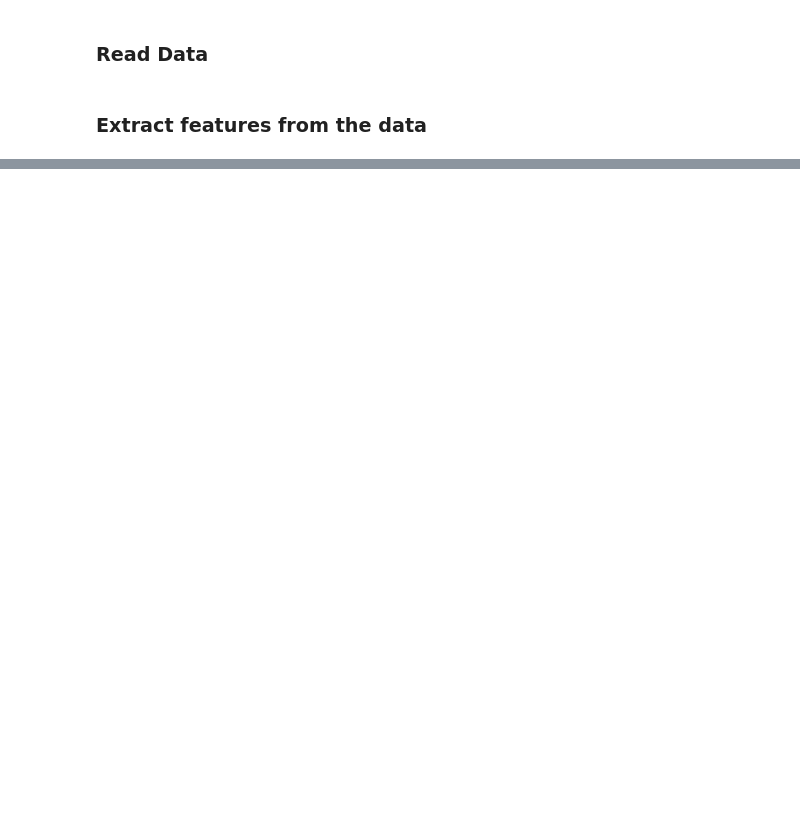
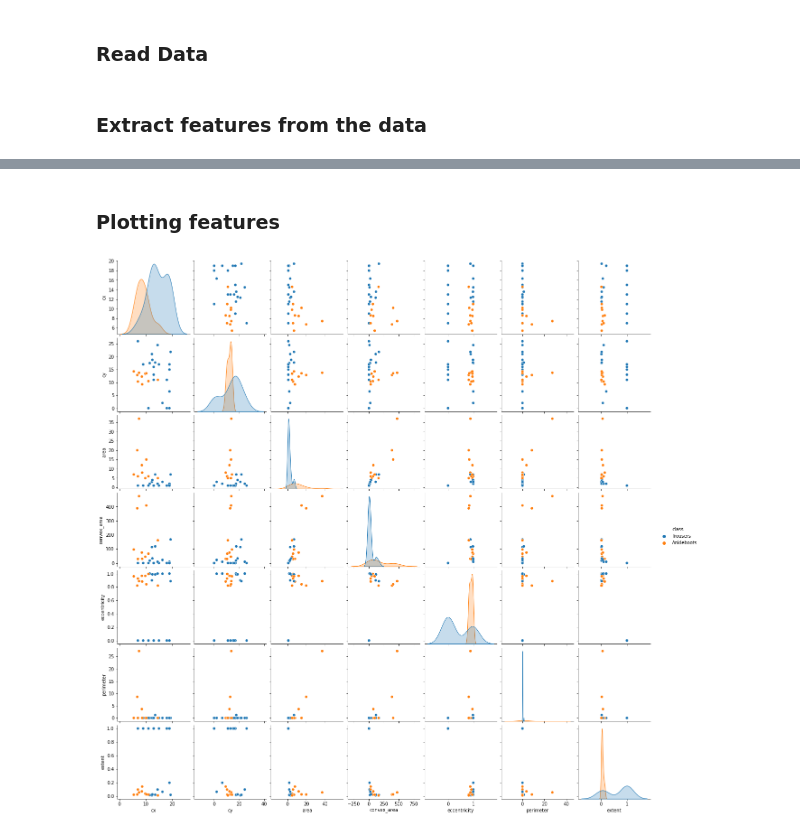
Before and after one commit to danielhp97/MLVC_1, a Jupyter notebook: Assignment1.ipynb, the cells around one changed output, grey strips where cells are left out. Cells and saved outputs as stored; diff of their text form; code cells hidden in the pictures; blank space fills up the shorter version.

```diff
--- a/Assignment1.ipynb
+++ b/Assignment1.ipynb
@@ -58,0 +54,6 @@ features_subset
+# %% [markdown]
+### Plotting features
+# %%
+sns.pairplot(features_subset, hue="class");
+# %% [output]
+[figure, added]
```
Also changed, not shown: parts of 3 cells of this notebook, 4 other files.
